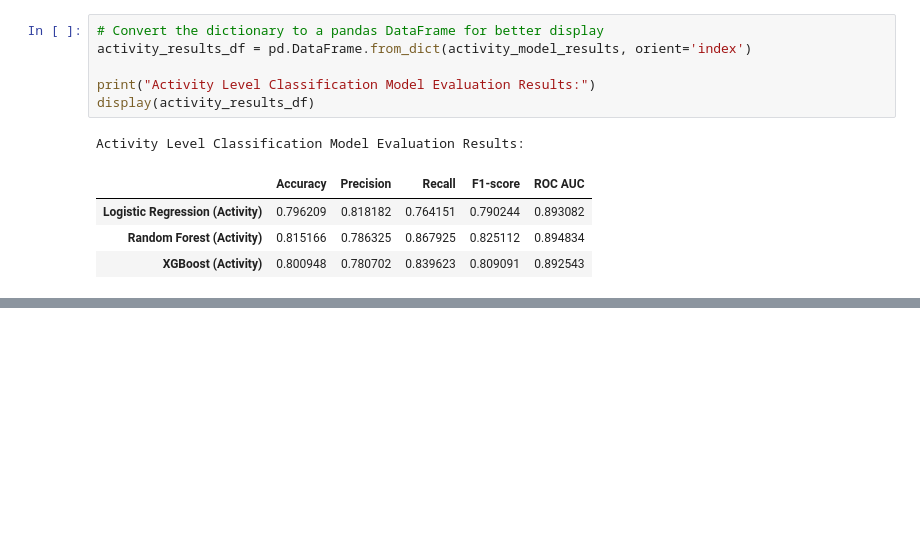
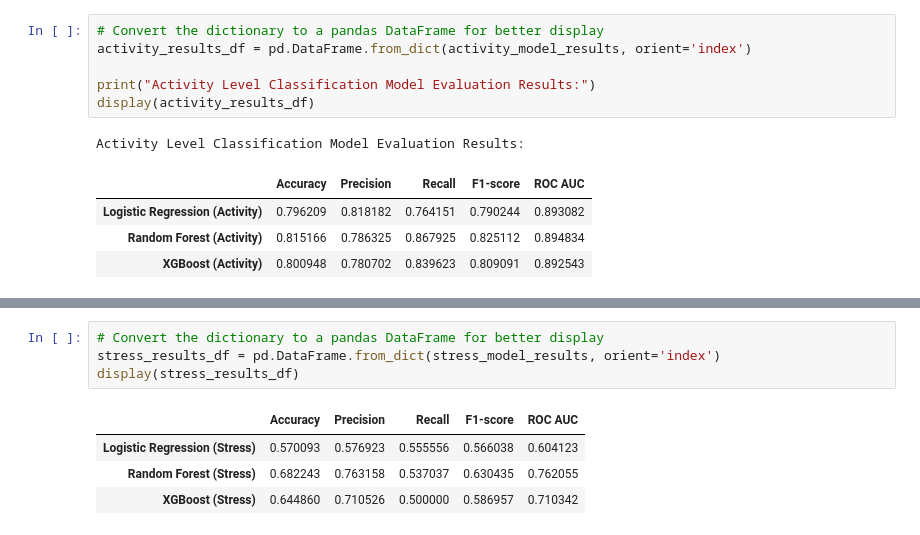
Before and after one commit to Abigail6on/Apple-Health-Sleep-Analysis, a Jupyter notebook: health_data_modeling.ipynb, the cells around one changed output, grey strips where cells are left out. Cells and saved outputs as stored; diff of their text form; blank space fills up the shorter version.

```diff
--- a/health_data_modeling.ipynb
+++ b/health_data_modeling.ipynb
@@ -1252,0 +1553,9 @@ Activity Level Classification Model Evaluation Results:
+# %%
+# Convert the dictionary to a pandas DataFrame for better display
+stress_results_df = pd.DataFrame.from_dict(stress_model_results, orient='index')
+display(stress_results_df)
+# %% [output]
+|  | Accuracy | Precision | Recall | F1-score | ROC AUC |
+| Logistic Regression (Stress) | 0.570093 | 0.576923 | 0.555556 | 0.566038 | 0.604123 |
+| Random Forest (Stress) | 0.682243 | 0.763158 | 0.537037 | 0.630435 | 0.762055 |
+| XGBoost (Stress) | 0.644860 | 0.710526 | 0.500000 | 0.586957 | 0.710342 |
```
Also changed, not shown: parts of 12 cells of this notebook.
